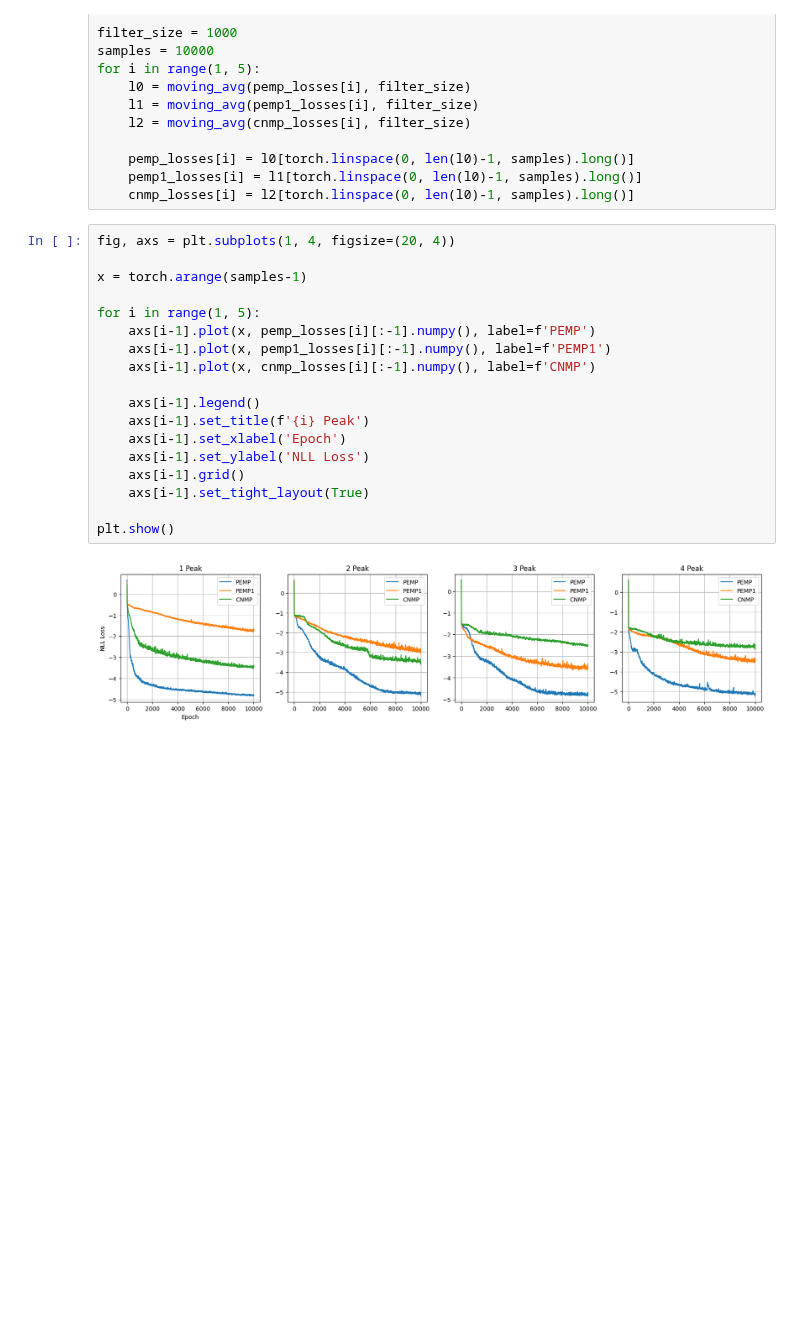
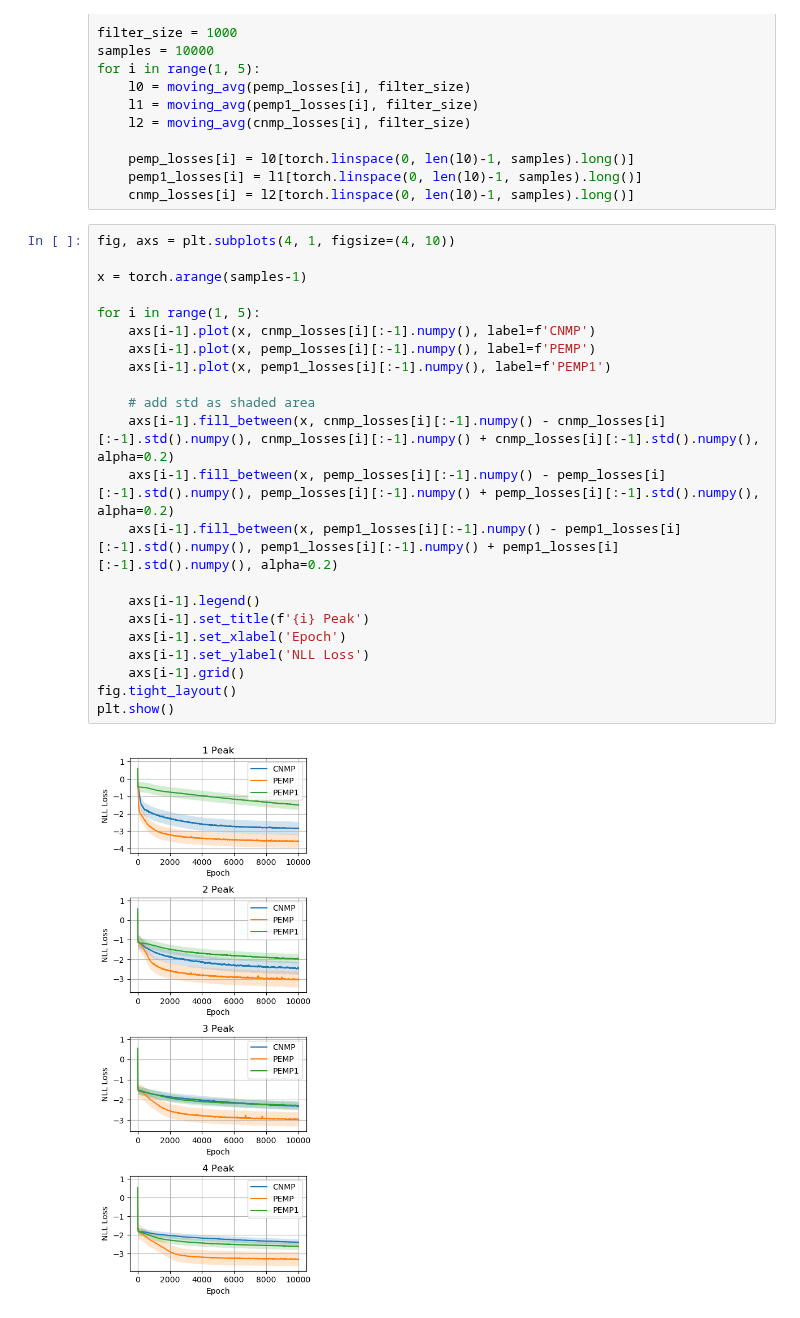
Before and after one commit to yildirimyigit/pemp, a Jupyter notebook: comparisons/loss_comp_on_peaks.ipynb, the cells around one changed output. Saved outputs shown, nothing was run; the diff lists cells and outputs as text; blank space fills up the shorter version.

Commit message:
added std to plots decreased fig sizes

```diff
--- a/comparisons/loss_comp_on_peaks.ipynb
+++ b/comparisons/loss_comp_on_peaks.ipynb
@@ -67,22 +74,26 @@ for i in range(1, 5):
     pemp1_losses[i] = l1[torch.linspace(0, len(l0)-1, samples).long()]
     cnmp_losses[i] = l2[torch.linspace(0, len(l0)-1, samples).long()]
 # %%
-fig, axs = plt.subplots(1, 4, figsize=(20, 4))
+fig, axs = plt.subplots(4, 1, figsize=(4, 10))
 
 x = torch.arange(samples-1)
 
 for i in range(1, 5):
+    axs[i-1].plot(x, cnmp_losses[i][:-1].numpy(), label=f'CNMP')
     axs[i-1].plot(x, pemp_losses[i][:-1].numpy(), label=f'PEMP')
     axs[i-1].plot(x, pemp1_losses[i][:-1].numpy(), label=f'PEMP1')
-    axs[i-1].plot(x, cnmp_losses[i][:-1].numpy(), label=f'CNMP')
+
+    # add std as shaded area
+    axs[i-1].fill_between(x, cnmp_losses[i][:-1].numpy() - cnmp_losses[i][:-1].std().numpy(), cnmp_losses[i][:-1].numpy() + cnmp_losses[i][:-1].std().numpy(), alpha=0.2)
+    axs[i-1].fill_between(x, pemp_losses[i][:-1].numpy() - pemp_losses[i][:-1].std().numpy(), pemp_losses[i][:-1].numpy() + pemp_losses[i][:-1].std().numpy(), alpha=0.2)
+    axs[i-1].fill_between(x, pemp1_losses[i][:-1].numpy() - pemp1_losses[i][:-1].std().numpy(), pemp1_losses[i][:-1].numpy() + pemp1_losses[i][:-1].std().numpy(), alpha=0.2)
 
     axs[i-1].legend()
     axs[i-1].set_title(f'{i} Peak')
     axs[i-1].set_xlabel('Epoch')
     axs[i-1].set_ylabel('NLL Loss')
     axs[i-1].grid()
-    axs[i-1].set_tight_layout(True)
-
+fig.tight_layout()
 plt.show()
 # %% [output]
-[figure, old version]
+[figure, new version]
```
Also changed, not shown: parts of 3 cells of this notebook.
